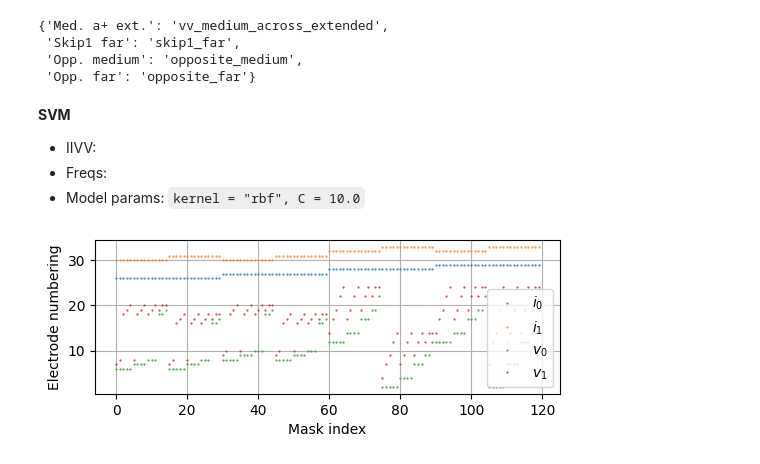
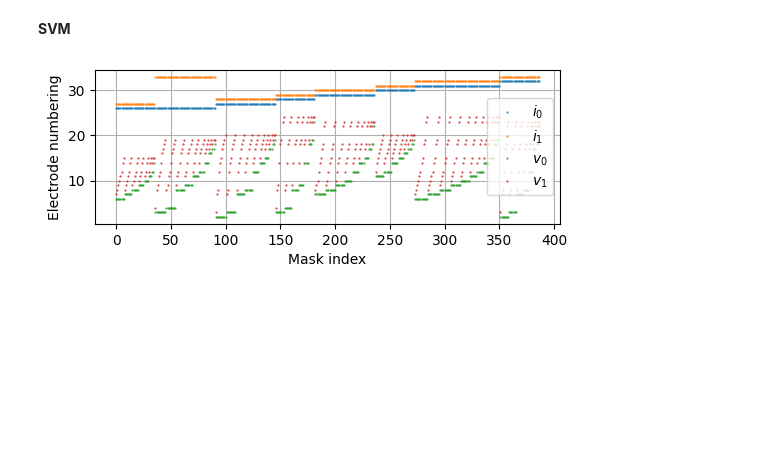
Before and after one commit to EITLabworks/IIVV-Evaluation, a Jupyter notebook: Results.ipynb, the cells around one changed output. Cells and saved outputs as stored; diff of their text form; code cells hidden in the pictures; blank space fills up the shorter version.

```diff
--- a/Results.ipynb
+++ b/Results.ipynb
@@ -498,24 +48,15 @@ X, Y_labels, labels, Case = Results_data_loading(class_task)
-# %%
-Mask_sel
-# %% [output]
-{'Med. a+ ext.': 'vv_medium_across_extended',
- 'Skip1 far': 'skip1_far',
- 'Opp. medium': 'opposite_medium',
- 'Opp. far': 'opposite_far'}
-# %% [markdown]
-**SVM**
-- IIVV:
-- Freqs:
-- Model params: `kernel = "rbf", C = 10.0`
+# %% [markdown]
+**SVM**
 # %%
-Msel = "Med. a+ ext."  # TBD
-Fsel = "Top 2"  # TBD
+Msel = "Med. adj."
+Fsel = "Top 2"
+m = SVC(kernel="rbf", C=1.0, probability=True)
 
 mask.IIVV_mask(Mask_sel[Msel], plot=True)
 # select freq and IIVV and shape data
 X_tmp = X[:, Freq_sel[Fsel], :]
 X_tmp = X_tmp[:, :, mask.mask]
 X_tmp = X_tmp.reshape(X_tmp.shape[0], -1)
 # %% [output]
-[figure, old version]
+[figure, new version]
 # %%
```
Also changed, not shown: parts of 70 cells of this notebook, 1 other file.
